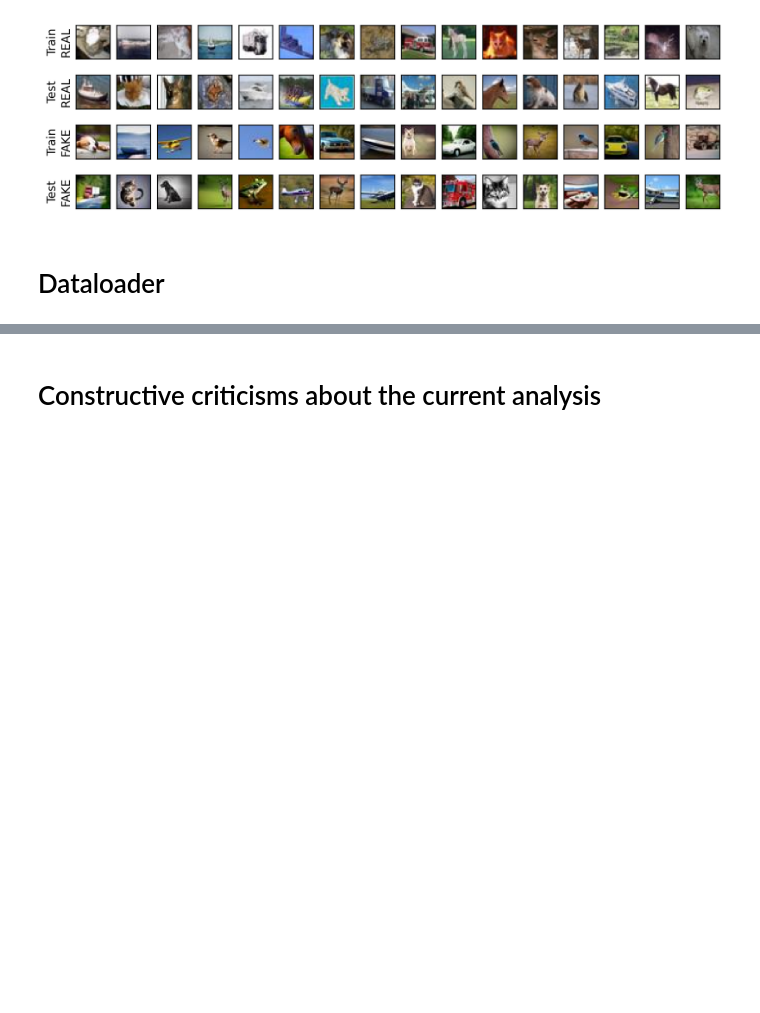
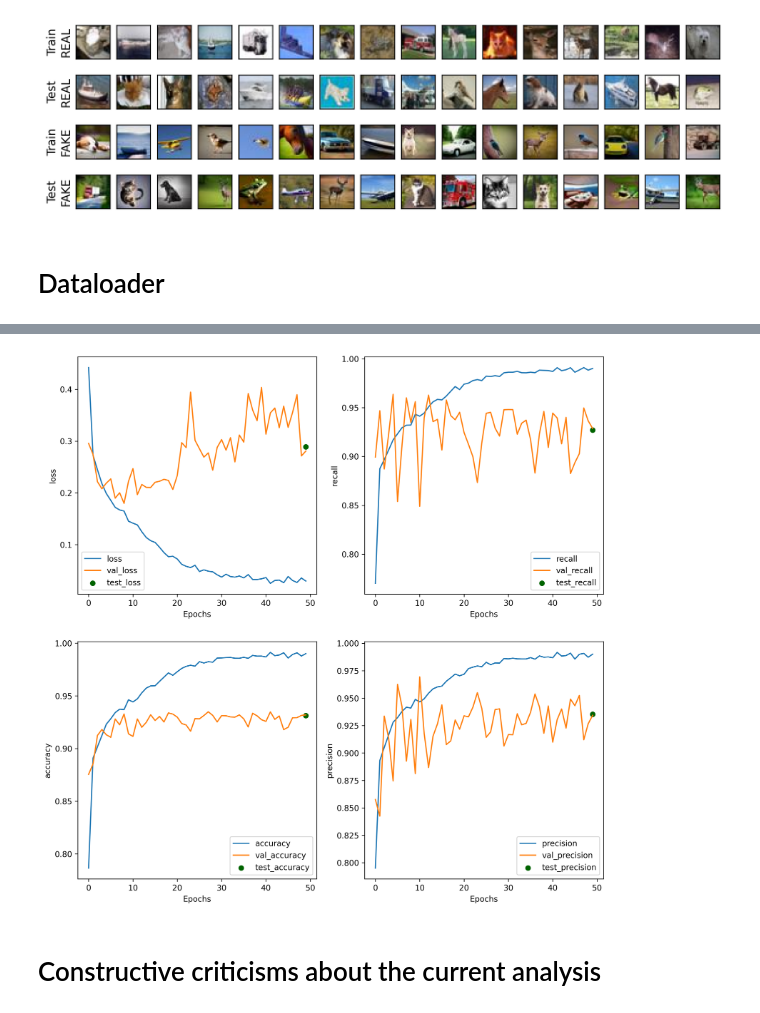
Before and after one commit to GuillaumeZahnd/cifake, a Jupyter notebook: cifake.ipynb, the cells around one changed output, grey strips where cells are left out. Cells and saved outputs as stored; diff of their text form; code cells hidden in the pictures; blank space fills up the shorter version.

```diff
--- a/cifake.ipynb
+++ b/cifake.ipynb
@@ -237,0 +448,4 @@ Detected at node StatefulPartitionedCall defined at (most recent call last):
+# %%
+# Infer the model
+evaluate_model(model, validation_set_dataloader, 'Validation')
+test_loss, test_accuracy, test_precision, test_recall = evaluate_model(model, test_set_dataloader, 'Test')
@@ -238,3 +524,8 @@ Detected at node StatefulPartitionedCall defined at (most recent call last):
+# %%
+# Display results
+plot_metrics(history, test_loss, test_recall, test_accuracy, test_precision, number_of_epochs)
+# %% [output]
+[figure, added]
 # %% [markdown]
 # Constructive criticisms about the current analysis
 # %% [markdown]
```
Also changed, not shown: parts of 20 cells of this notebook.
